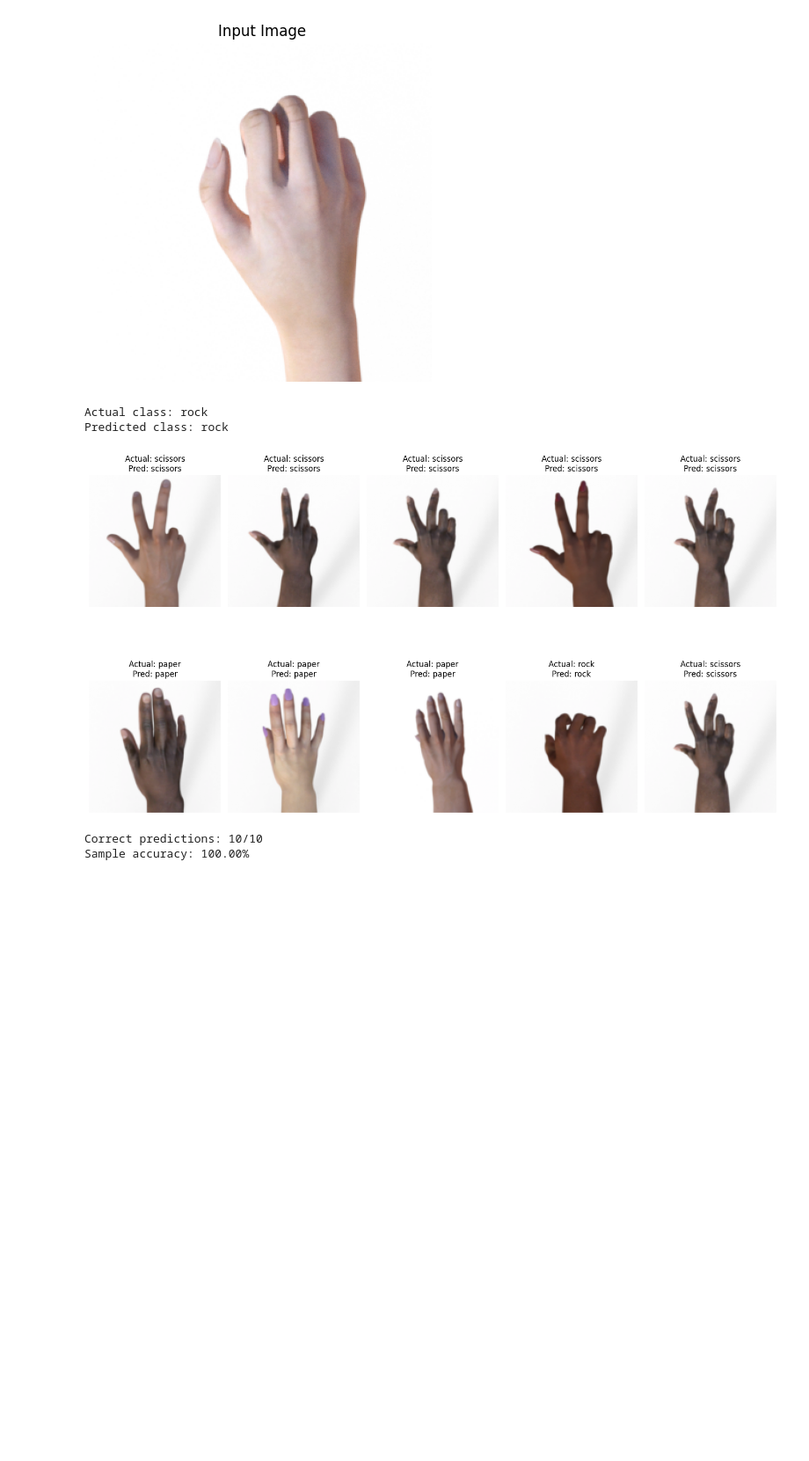
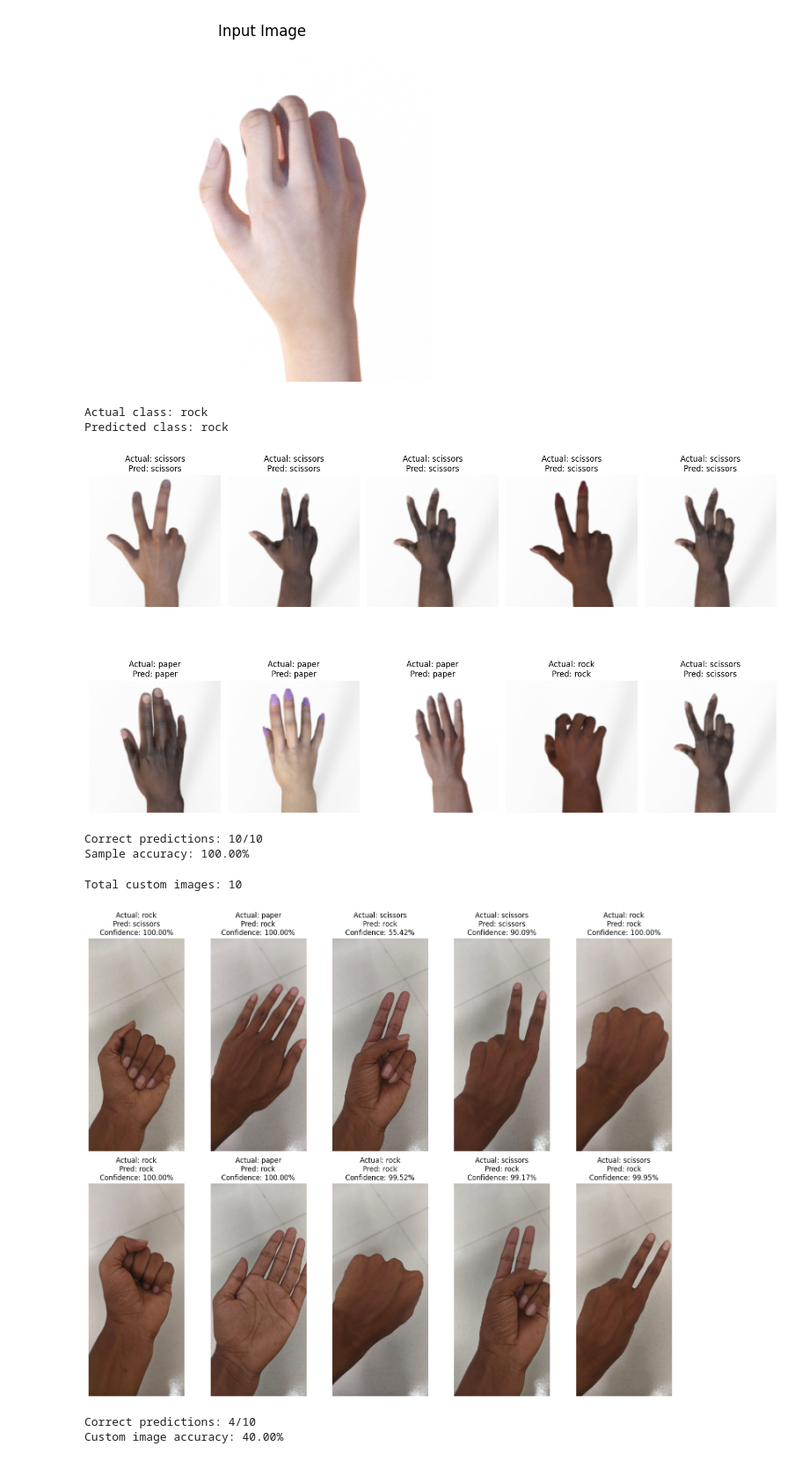
Before and after one commit to royhridoy965-sketch/AI-and-ML-Lab, a Jupyter notebook: CNN/CNN_RPS.ipynb, the cells around one changed output. Shown at 88% size. Cells and saved outputs as stored; diff of their text form; code cells hidden in the pictures; blank space fills up the shorter version.

Commit message:
Add custom image prediction results

```diff
--- a/CNN/CNN_RPS.ipynb
+++ b/CNN/CNN_RPS.ipynb
@@ -797,3 +797,80 @@ print(f"Sample accuracy: {correct_count/10*100:.2f}%")
 [figure]
 Correct predictions: 10/10
 Sample accuracy: 100.00%
+# %%
+import os
+import glob
+from PIL import Image
+import matplotlib.pyplot as plt
+import torch
+
+# Path to our 10 custom images
+custom_path = "AI-and-ML-Lab/CNN/dataset"
+
+# Get all image files
+image_paths = glob.glob(os.path.join(custom_path, "*.jpg"))
+image_paths += glob.glob(os.path.join(custom_path, "*.jpeg"))
+image_paths += glob.glob(os.path.join(custom_path, "*.png"))
+
+print("Total custom images:", len(image_paths))
+
+# Prediction
+model.eval()
+
+correct_count = 0
+
+plt.figure(figsize=(15, 12))
+
+for i, image_path in enumerate(image_paths):
+
+    image = Image.open(image_path).convert("RGB")
+
+    # Preprocessing
+    input_image = transform(image).unsqueeze(0).to(device)
+
+    with torch.no_grad():
+        output = model(input_image)
+
+        # Convert output to probabilities
+        probabilities = torch.softmax(output, dim=1)
+
+        confidence, predicted = torch.max(probabilities, 1)
+
+    predicted_class = dataset.classes[predicted.item()]
+    confidence_value = confidence.item() * 100
+
+    # Actual class from filename
+    filename = os.path.basename(image_path)
+    actual_class = filename.split("_")[0]
+
+    # Check whether prediction is correct
+    if actual_class == predicted_class:
+        correct_count += 1
+
+    # Display
+    plt.subplot(2, 5, i + 1)
+
+    plt.imshow(image)
+
+    plt.title(
+        f"Actual: {actual_class}\n"
+        f"Pred: {predicted_class}\n"
+        f"Confidence: {confidence_value:.2f}%"
+    )
+
+    plt.axis("off")
+
+plt.tight_layout()
+plt.show()
+
+# Final custom image result
+print(f"Correct predictions: {correct_count}/{len(image_paths)}")
+print(
+    f"Custom image accuracy: "
+    f"{correct_count / len(image_paths) * 100:.2f}%"
+)
+# %% [output]
+Total custom images: 10
+[figure, added]
+Correct predictions: 4/10
+Custom image accuracy: 40.00%
```
Also changed, not shown: parts of 1 cell of this notebook.
